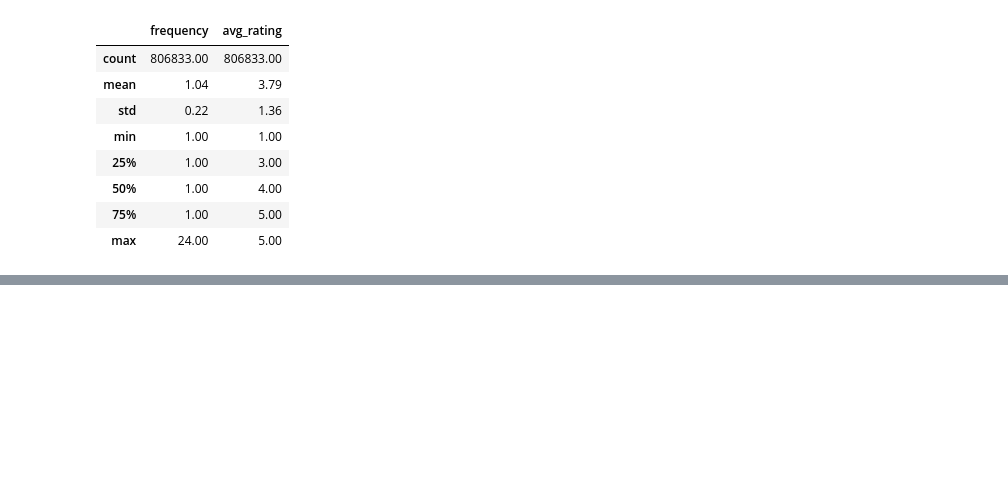
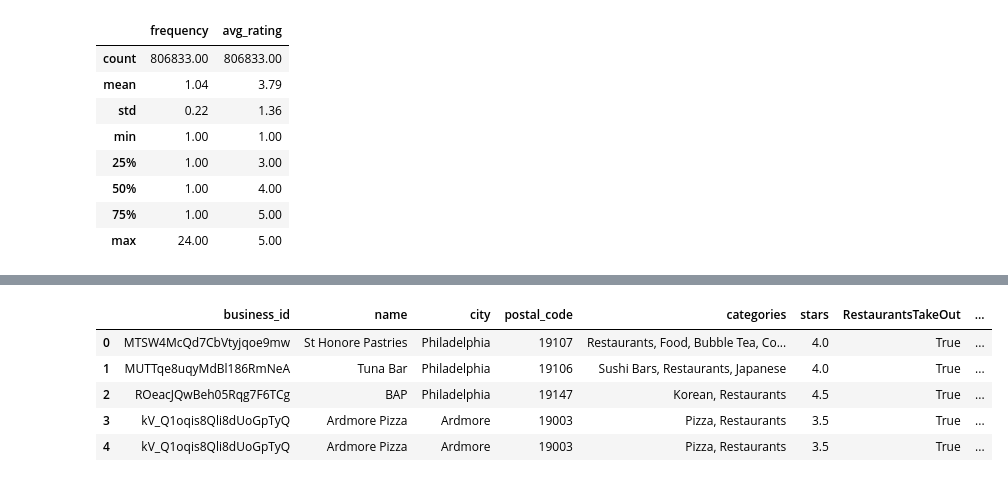
Before and after one commit to BT4222Yelp/YelpRecommender, a Jupyter notebook: DataPreparationYelp.ipynb, the cells around one changed output, grey strips where cells are left out. Drawn from its saved outputs; the diff is of its cells as text; code cells hidden in the pictures; blank space fills up the shorter version.

```diff
--- a/DataPreparation.ipynb
+++ b/DataPreparationYelp.ipynb
@@ -343,3 +328,6 @@ user_business_interaction.describe().round(2)
 | 50% | 1.00 | 4.00 |
 | 75% | 1.00 | 5.00 |
 | max | 24.00 | 5.00 |
+# %%
+demographics = pd.read_csv("us_census/demographics_merged.csv")
+demographics.head()
@@ -345,0 +341,11 @@ user_business_interaction.describe().round(2)
+# %%
+restaurants['postal_code'] = restaurants["postal_code"].astype('int64')
+restaurants = restaurants.merge(demographics, how="left", on="postal_code")
+restaurants.head()
+# %% [output]
+|  | business_id | name | city | postal_code | categories | stars | RestaurantsTakeOut | ... |
+| 0 | MTSW4McQd7CbVtyjqoe9mw | St Honore Pastries | Philadelphia | 19107 | Restaurants, Food, Bubble Tea, Co... | 4.0 | True | ... |
+| 1 | MUTTqe8uqyMdBl186RmNeA | Tuna Bar | Philadelphia | 19106 | Sushi Bars, Restaurants, Japanese | 4.0 | True | ... |
+| 2 | ROeacJQwBeh05Rqg7F6TCg | BAP | Philadelphia | 19147 | Korean, Restaurants | 4.5 | True | ... |
+| 3 | kV_Q1oqis8Qli8dUoGpTyQ | Ardmore Pizza | Ardmore | 19003 | Pizza, Restaurants | 3.5 | True | ... |
+| 4 | kV_Q1oqis8Qli8dUoGpTyQ | Ardmore Pizza | Ardmore | 19003 | Pizza, Restaurants | 3.5 | True | ... |
```
Also changed, not shown: parts of 10 cells of this notebook, 2 other files.
